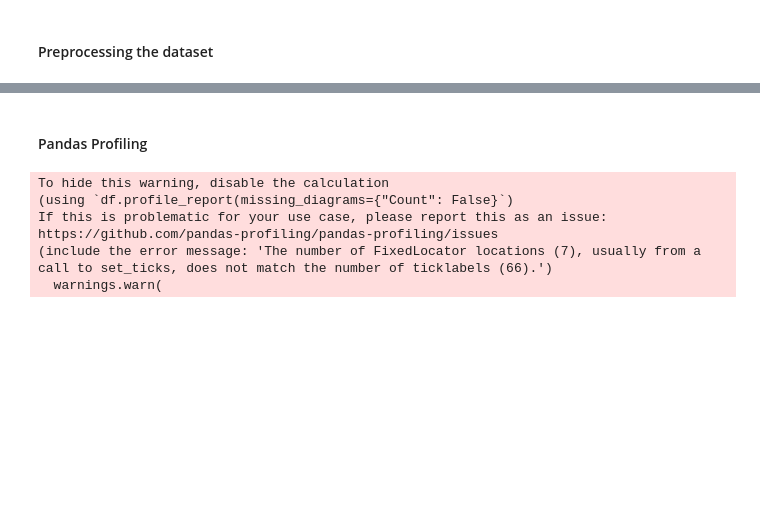
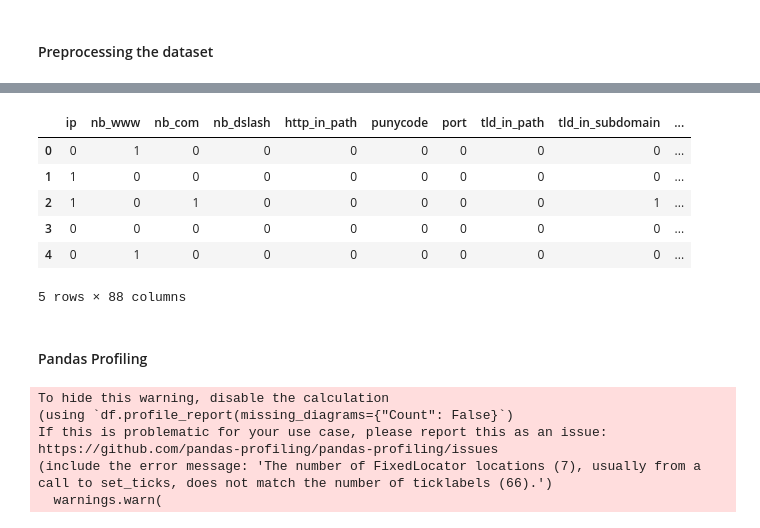
Before and after one commit to Mar19845/SDS_LAB1, a Jupyter notebook: lab1.ipynb, the cells around one changed output, grey strips where cells are left out. Cells and saved outputs as stored; diff of their text form; code cells hidden in the pictures; blank space fills up the shorter version.

```diff
--- a/lab1.ipynb
+++ b/lab1.ipynb
@@ -55,0 +127,3 @@ ejemplo de cinco observaciones donde se visualicen algunas de las columnas nueva
+# %%
+# f25
+df['is_https'] = df['scheme'].apply(lambda scheme: int(scheme.lower() == 'https'))
@@ -55,0 +135,4 @@ ejemplo de cinco observaciones donde se visualicen algunas de las columnas nueva
+# %%
+#f26
+digits_ratio = lambda s: sum(c.isdigit() for c in s) / sum(not c.isdigit() for c in s)
+df['digit_ratio_url'] = df['url'].apply(digits_ratio)
@@ -72,6 +181,16 @@ df.head()
 df['status'] = np.where(df['status'] == 'phishing', 1, 0)
 # %%
 df = df.drop(['url'], axis=1)
+# %%
+df.head(5)
+# %% [output]
+|  | ip | nb_www | nb_com | nb_dslash | http_in_path | punycode | port | tld_in_path | tld_in_subdomain | ... |
+| 0 | 0 | 1 | 0 | 0 | 0 | 0 | 0 | 0 | 0 | ... |
+| 1 | 1 | 0 | 0 | 0 | 0 | 0 | 0 | 0 | 0 | ... |
+| 2 | 1 | 0 | 1 | 0 | 0 | 0 | 0 | 0 | 1 | ... |
+| 3 | 0 | 0 | 0 | 0 | 0 | 0 | 0 | 0 | 0 | ... |
+| 4 | 0 | 1 | 0 | 0 | 0 | 0 | 0 | 0 | 0 | ... |
+5 rows × 88 columns
 # %% [markdown]
 #### Pandas Profiling
 # %%
```
Also changed, not shown: parts of 42 cells of this notebook, 4 other files.
